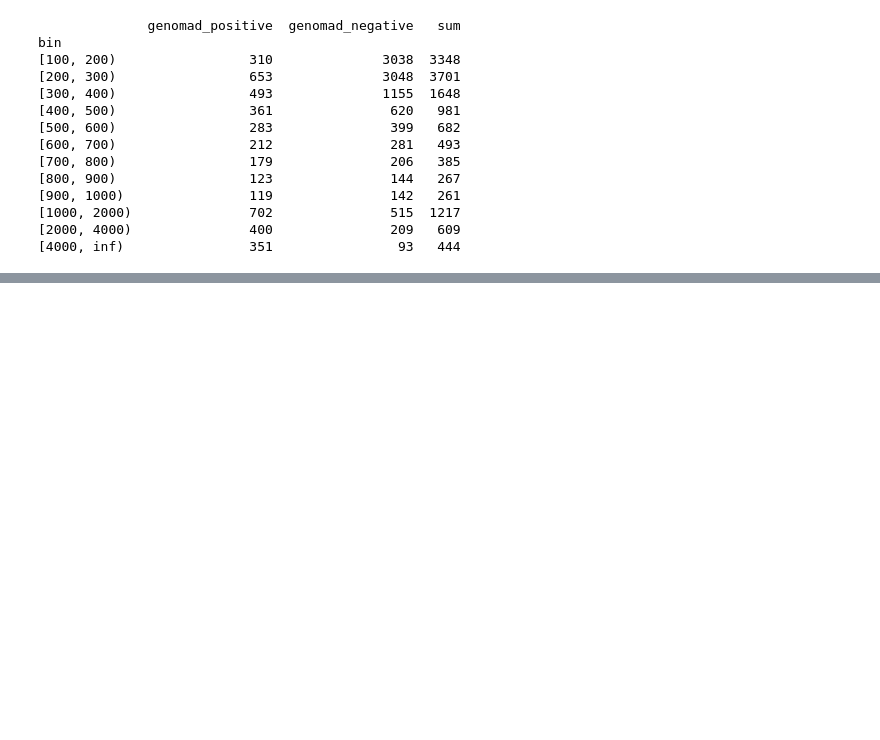
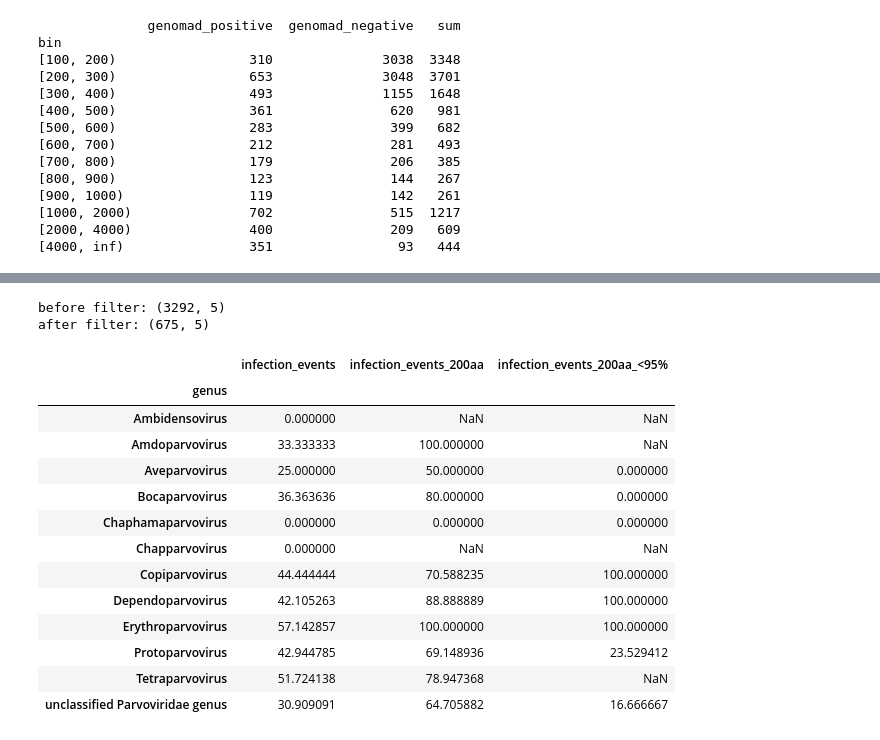
Before and after one commit to TheSatoLab/ISG-Profiler_VIP, a Jupyter notebook: analysis/manuscript_2026/Fig5/Fig5BCD_S5ABE.ipynb, the cells around one changed output, grey strips where cells are left out. Saved outputs shown, nothing was run; the diff lists cells and outputs as text; code cells hidden in the pictures; blank space fills up the shorter version.

```diff
--- a/analysis/manuscript_2026/Fig5/Fig5BCD_S5AB.ipynb
+++ b/analysis/manuscript_2026/Fig5/Fig5BCD_S5ABE.ipynb
@@ -429,0 +501,65 @@ bin
+# %%
+## infection event - novel virus candidates
+# table of infectious event (sample x genus)
+df_event = df_g_v1_11_2.copy()
+df_event["Parvoviridae_genomad+"] = df_event["family_genomad_re"].apply(lambda x: 1 if x=="Parvoviridae" else 0)
+df_event["Parvoviridae_genomad-"] = df_event["family_genomad_re"].apply(lambda x: 1 if x!="Parvoviridae" else 0)
+df_event = df_event[["sample", "family", "genus", "pident", "length", "Parvoviridae_genomad+", "Parvoviridae_genomad-"]].groupby(["sample", "genus"]).agg(
+    {"family": "first",  "pident": "mean", "length": "sum", "Parvoviridae_genomad+": "sum", "Parvoviridae_genomad-": "sum"})
+
+# filter for candidates for novel virus
+df_event_filtered = df_event.loc[(df_event["pident"]<95)&(df_event["length"]>200)].copy()
+print("before filter:", df_event.shape)
+print("after filter:", df_event_filtered.shape)
+
+# extract blastx Parvoviridae
+df_event_parvo = df_event_filtered[df_event_filtered["family"]=="Parvoviridae"].copy()
+
+# check if genomad also detects Parvoviridae
+df_event_parvo["Parvoviridae_genomad+_cumulative"] = df_event_parvo["Parvoviridae_genomad+"].apply(lambda x: 1 if x>0 else 0)
+df_event_parvo["Parvoviridae_genomad-_cumulative"] = df_event_parvo["Parvoviridae_genomad+"].apply(lambda x: 1 if x==0 else 0)
+
+# count
+df_event_parvo_count = df_event_parvo.reset_index()[["genus", "Parvoviridae_genomad+_cumulative", "Parvoviridae_genomad-_cumulative"]].groupby("genus").sum()
+df_event_parvo_prop = df_event_parvo_count.div(df_event_parvo_count.sum(axis=1), axis=0)*100
+
+# save
+df_event_parvo_count.to_csv(path_out + "genomad_hit_genus_parvo_raw_values_infection_events_novel_candidates.tsv", sep="\t")
+df_event_parvo_prop.to_csv(path_out + "genomad_prop_genus_parvo_raw_values_infection_events_novel_candidates.tsv", sep="\t")
+# %% [output]
+before filter: (3292, 5)
+after filter: (675, 5)
+# %%
+## creates tables for heatmap
+# read tables
+# infection events
+event_prop = pd.read_table(path_out + "genomad_prop_genus_parvo_raw_values_infection_events.tsv").set_index("genus")[["Parvoviridae_genomad+_cumulative"]]
+event_prop.columns = ["infection_events"]
+# infection events - cumulative length > 200aa
+filtered_event_prop = pd.read_table(path_out + "genomad_prop_genus_parvo_raw_values_infection_events_200aa.tsv").set_index("genus")[["Parvoviridae_genomad+_cumulative"]]
+filtered_event_prop.columns = ["infection_events_200aa"]
+# infection event - novel virus candidates
+novel_event_prop = pd.read_table(path_out + "genomad_prop_genus_parvo_raw_values_infection_events_novel_candidates.tsv").set_index("genus")[["Parvoviridae_genomad+_cumulative"]]
+novel_event_prop.columns = ["infection_events_200aa_<95%"]
+# merge
+both_event_prop = event_prop.merge(novel_event_prop, left_index=True, right_index=True, how="left")
+all_event_prop = both_event_prop.merge(filtered_event_prop, left_index=True, right_index=True, how="left")[["infection_events", "infection_events_200aa", "infection_events_200aa_<95%"]]
+# save
+all_event_prop.to_csv(path_out + "infection_events_three_cols_genomad_positive_rate.tsv", sep="\t")
+# show
+all_event_prop
+# %% [output]
+|  | infection_events | infection_events_200aa | infection_events_200aa_<95% |
+| genus |  |  |  |
+| Ambidensovirus | 0.000000 | NaN | NaN |
+| Amdoparvovirus | 33.333333 | 100.000000 | NaN |
+| Aveparvovirus | 25.000000 | 50.000000 | 0.000000 |
+| Bocaparvovirus | 36.363636 | 80.000000 | 0.000000 |
+| Chaphamaparvovirus | 0.000000 | 0.000000 | 0.000000 |
+| Chapparvovirus | 0.000000 | NaN | NaN |
+| Copiparvovirus | 44.444444 | 70.588235 | 100.000000 |
+| Dependoparvovirus | 42.105263 | 88.888889 | 100.000000 |
+| Erythroparvovirus | 57.142857 | 100.000000 | 100.000000 |
+| Protoparvovirus | 42.944785 | 69.148936 | 23.529412 |
+| Tetraparvovirus | 51.724138 | 78.947368 | NaN |
+| unclassified Parvoviridae genus | 30.909091 | 64.705882 | 16.666667 |
```
Also changed, not shown: parts of 7 cells of this notebook, 1 other file.
